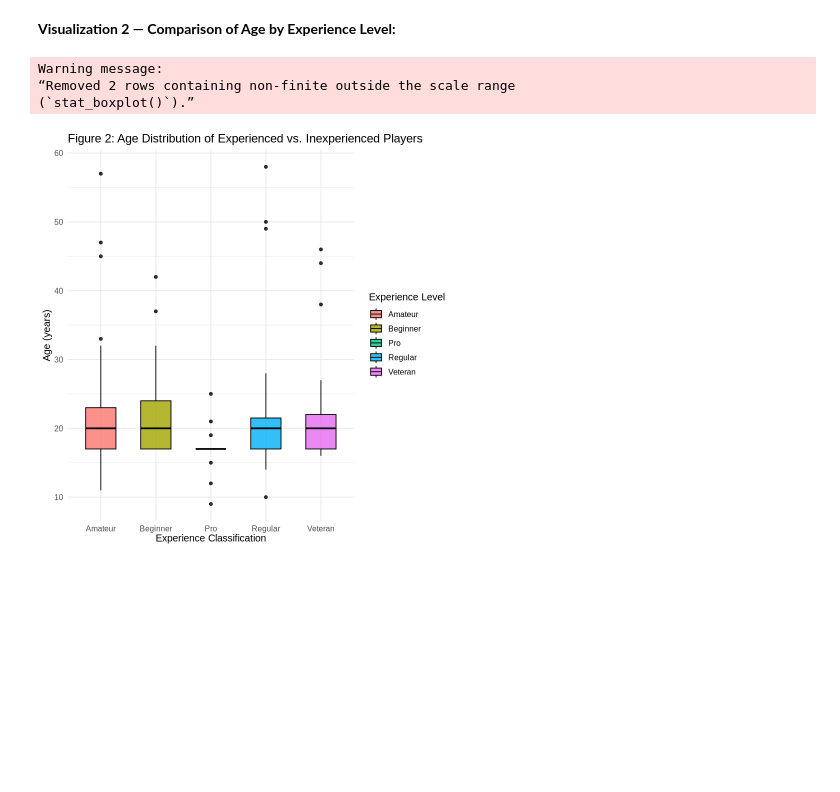
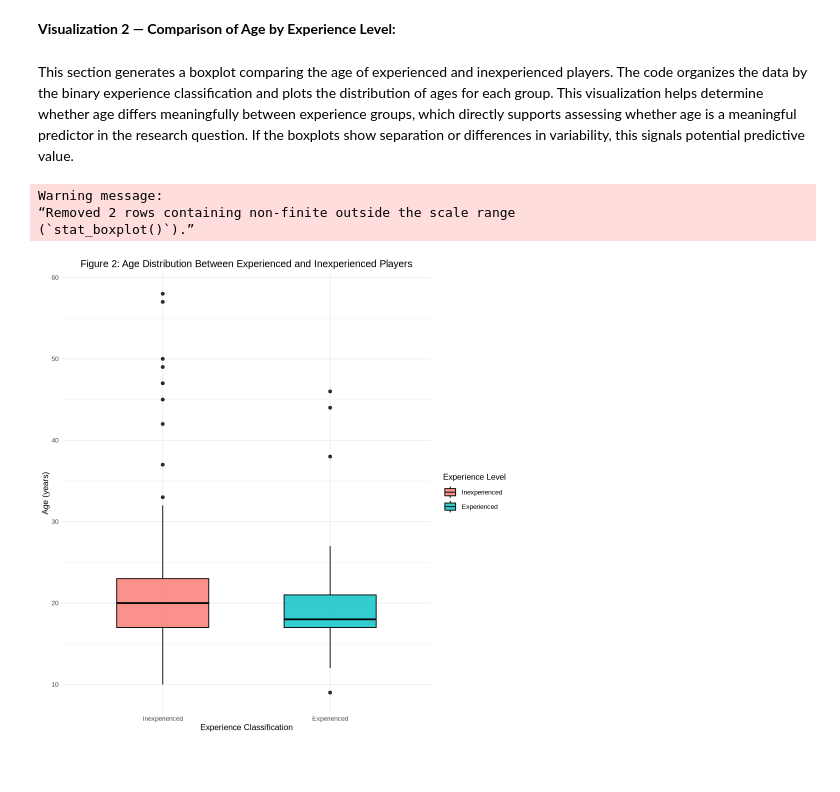
Before and after one commit to gaida123/dsci-100-008-group-6, a Jupyter notebook: DSCI 100 Group Project Methods & Results.ipynb, the cells around one changed output. Cells and saved outputs as stored; diff of their text form; code cells hidden in the pictures; blank space fills up the shorter version.

```diff
--- a/DSCI 100 Group Project Methods & Results.ipynb
+++ b/DSCI 100 Group Project Methods & Results.ipynb
@@ -127,21 +153,28 @@ totalplayed_hours
 <br>
 # %% [markdown]
 **Visualization 2 — Comparison of Age by Experience Level:**
-# %%
-experience_level <- ggplot(data, aes(x = experience, y = age, fill = experience)) +
-  geom_boxplot(alpha = 0.8, width = 0.55, color = "black") +
-  labs(title = "Figure 2: Age Distribution of Experienced vs. Inexperienced Players",
-    x = "Experience Classification",
-    y = "Age (years)",
-    fill = "Experience Level") +
- theme_minimal(base_size = 12)
-
-experience_level
-# %% [output]
-Warning message:
-“Removed 2 rows containing non-finite outside the scale range
-(`stat_boxplot()`).”
-[figure, removed]
+# %% [markdown]
+This section generates a boxplot comparing the age of experienced and inexperienced players. The code organizes the data by the binary experience classification and plots the distribution of ages for each group. This visualization helps determine whether age differs meaningfully between experience groups, which directly supports assessing whether age is a meaningful predictor in the research question. If the boxplots show separation or differences in variability, this signals potential predictive value.
+# %%
+options(repr.plot.width = 8, repr.plot.height = 8)
+
+vis2_age_experience <- data_players |>
+  ggplot(aes(x = experienced_binary, y = age, fill = experienced_binary)) +
+  geom_boxplot(alpha = 0.8, width = 0.55, color = "black") +
+  labs(title = "Figure 2: Age Distribution Between Experienced and Inexperienced Players",
+           x = "Experience Classification",
+           y = "Age (years)",
+        fill = "Experience Level") +
+  theme(legend.position = "right") +
+  theme_minimal(base_size = 10) +
+  theme(plot.title = element_text(hjust = 0.5))
+
+vis2_age_experience
+# %% [output]
+Warning message:
+“Removed 2 rows containing non-finite outside the scale range
+(`stat_boxplot()`).”
+[figure, added]
 # %% [markdown]
 <br>
 # %% [markdown]
```
Also changed, not shown: parts of 20 cells of this notebook.
